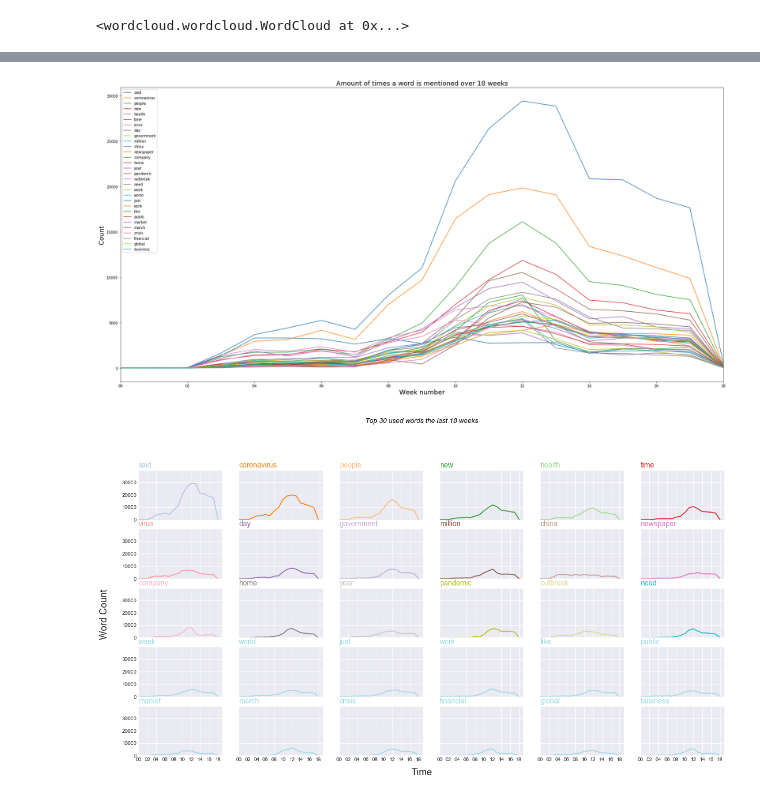
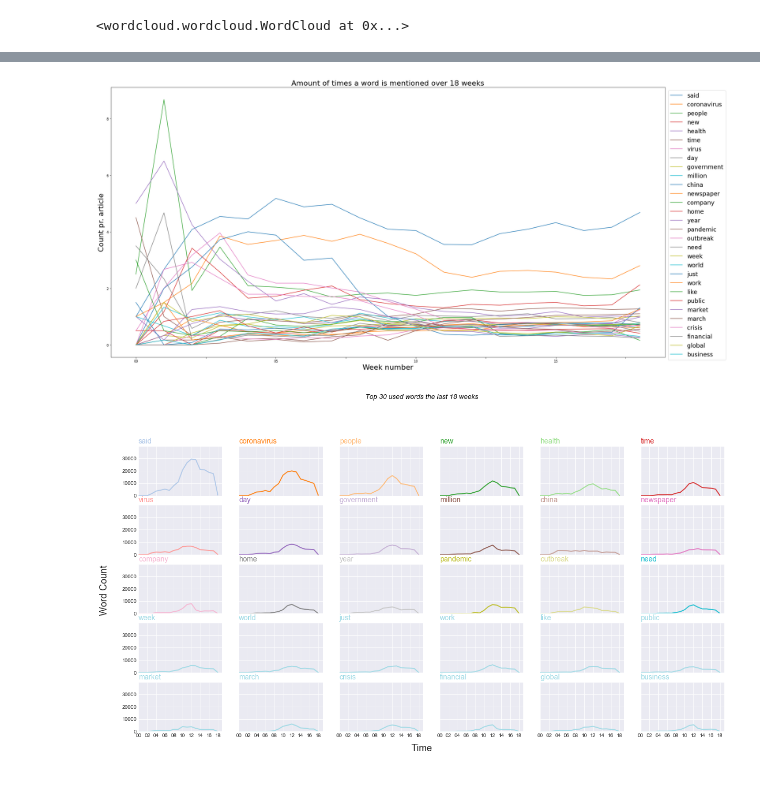
Before and after one commit to miguel2650/covid-19-research, a Jupyter notebook: 2-data-analysis.ipynb, the cells around one changed output, grey strips where cells are left out. Cells and saved outputs as stored; diff of their text form; code cells hidden in the pictures.

Commit message:
normalize values in article wordcount pr date

```diff
--- a/2-data-analysis.ipynb
+++ b/2-data-analysis.ipynb
@@ -121,4 +107,5 @@ cloud.to_file("word_cloud.png")
 data_dtm_top_30 = data_dtm.transpose()[list(word_count)[:30]]
 data_dtm_top_30_date = data_dtm_top_30.join(data_df.date)
 data_dtm_top_30_date.date = pd.to_datetime(data_dtm_top_30_date.date).dt.strftime('%W')
-data_dtm_top_30_date = data_dtm_top_30_date.groupby('date', as_index=False, sort=False).sum()
+data_dtm_top_30_date_g = data_dtm_top_30_date.groupby('date', as_index=False, sort=False).sum()
+data_dtm_top_30_date_g['count'] = data_dtm_top_30_date_g.date.map(data_dtm_top_30_date.date.value_counts())
@@ -136,0 +145,4 @@ data_dtm_top_30_date.head(5)
+# %%
+data_dtm_top_30_date_g[data_dtm_top_30.columns] = \
+data_dtm_top_30_date_g[data_dtm_top_30.columns].div(data_dtm_top_30_date_g['count'], axis=0).round(decimals=2)
+data_dtm_top_30_date_g
@@ -137,13 +168,15 @@ data_dtm_top_30_date.head(5)
 # %%
 import matplotlib.pyplot as plt
 # Visualization of how many times a word is counted over 18 weeks.
-data_dtm_top_30_date.plot(kind='line',x='date', figsize=(30,15))
-plt.title("Amount of times a word is mentioned over 18 weeks", size=18)
-plt.xlabel("Week number", size=18)
-plt.ylabel("Count", size=18)
+data_dtm_top_30_date_g.drop(columns='count').plot(kind='line',x='date', figsize=(30,15))
+plt.title("Amount of times a word is mentioned over 18 weeks", size=22)
+plt.xlabel("Week number", size=22)
+plt.ylabel("Count pr. article", size=22)
+plt.legend(bbox_to_anchor=(1, 1), prop={'size': 18})
+plt.savefig('img/count_pr_article.png')
 plt.show()
 # %% [output]
-[figure, old version]
+[figure, new version]
 # %%
 # Background grid for the plots
 plt.style.use("seaborn-darkgrid")
```
Also changed, not shown: parts of 4 cells of this notebook, 3 other files.
